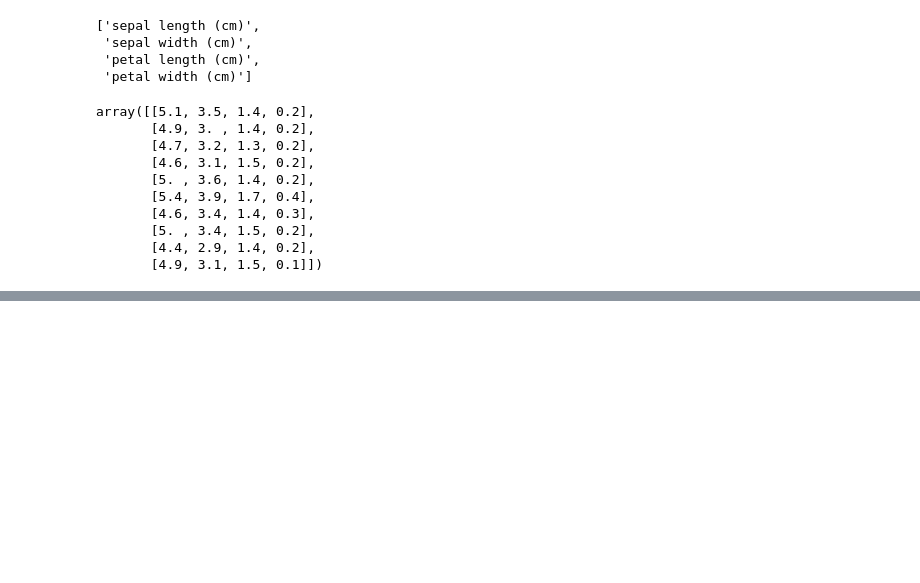
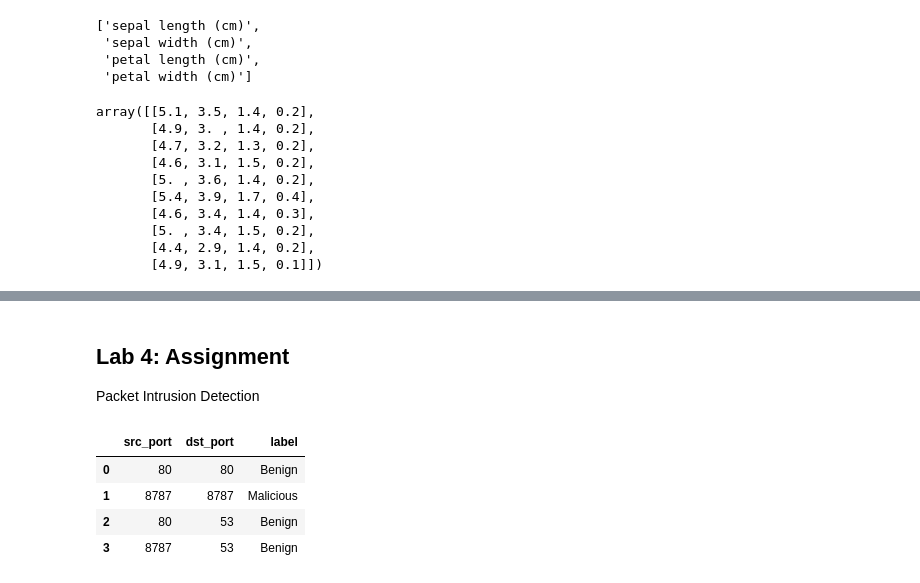
Before and after one commit to tisage/decisionTree, a Jupyter notebook: Decision Tree using Sklearn.ipynb, the cells around one changed output, grey strips where cells are left out. Drawn from its saved outputs; the diff is of its cells as text; code cells hidden in the pictures; blank space fills up the shorter version.

```diff
--- a/Decision Tree using Sklearn.ipynb
+++ b/Decision Tree using Sklearn.ipynb
@@ -358,0 +359,22 @@ plt.show()
+# %% [markdown]
+## Lab 4: Assignment
+Packet Intrusion Detection
+# %%
+data = [
+    [80,  80, 'Benign'],
+    [8787, 8787, 'Malicious'],
+    [ 80, 53, 'Benign'],
+    [ 8787, 53, 'Benign'],
+
+]
+
+column_name = ['src_port', 'dst_port', 'label']
+
+df = pd.DataFrame(data, columns = column_name)
+df.head()
+# %% [output]
+|  | src_port | dst_port | label |
+| 0 | 80 | 80 | Benign |
+| 1 | 8787 | 8787 | Malicious |
+| 2 | 80 | 53 | Benign |
+| 3 | 8787 | 53 | Benign |
```
Also changed, not shown: parts of 16 cells of this notebook, 2 other files.
